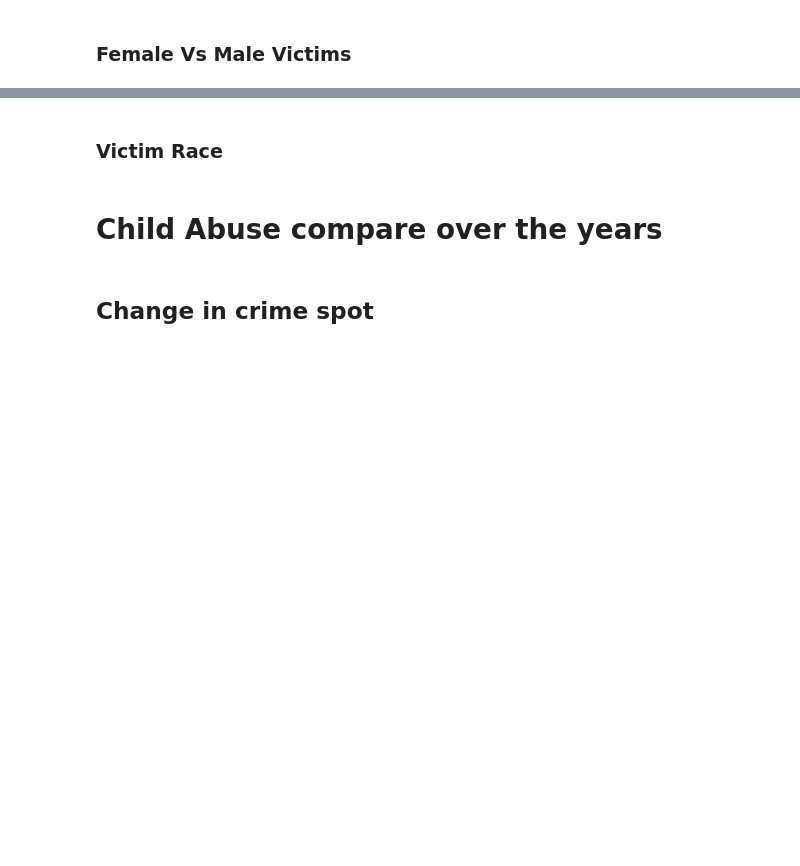
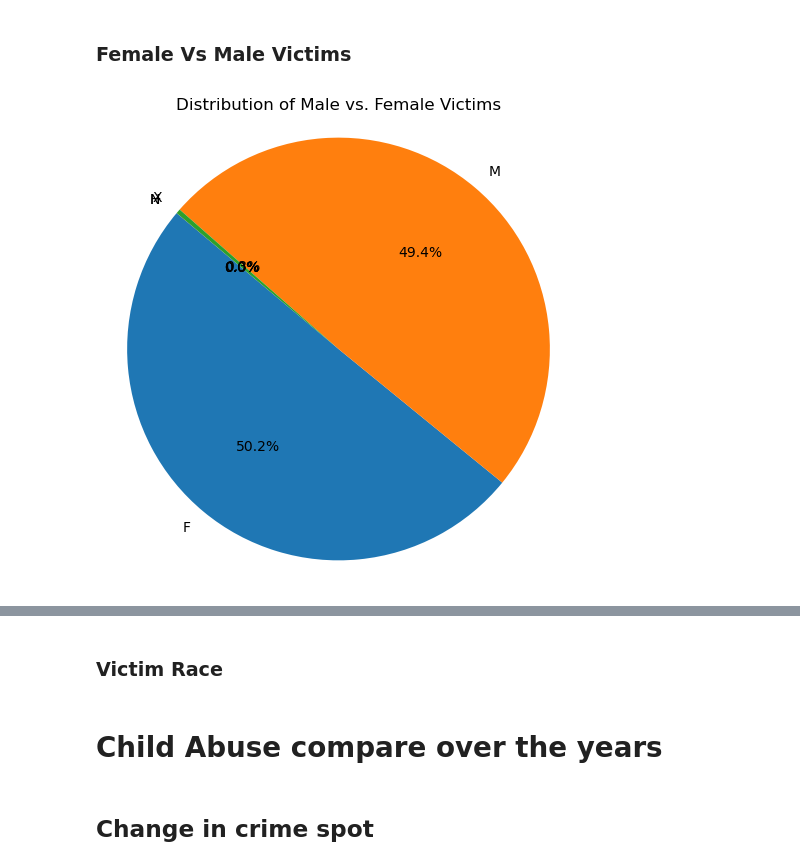
Before and after one commit to kekojones12/Project-1, a Jupyter notebook: Project_1_starter.ipynb, the cells around one changed output, grey strips where cells are left out. Saved outputs shown, nothing was run; the diff lists cells and outputs as text; code cells hidden in the pictures; blank space fills up the shorter version.

```diff
--- a/Project_1_starter.ipynb
+++ b/Project_1_starter.ipynb
@@ -305,0 +302,17 @@ plt.show()
+# %%
+# Generate a pie plot showing the distribution of female versus male victims using Pandas
+gender_counts = Data_complete['Victim Gender'].value_counts()
+grouped_crimes = {}
+
+# Create a pie plot
+plt.figure(figsize=(6, 6))
+plt.pie(gender_counts, labels=gender_counts.index, autopct='%1.1f%%', startangle=140)
+plt.title('Distribution of Male vs. Female Victims')
+plt.axis('equal')  # Equal aspect ratio ensures that pie is drawn as a circle
+
+# Display the plot
+plt.show()
+
+#NEED VICTIM GENDER CLEANED
+# %% [output]
+[figure, added]
```
Also changed, not shown: parts of 6 cells of this notebook, 1 other file.
